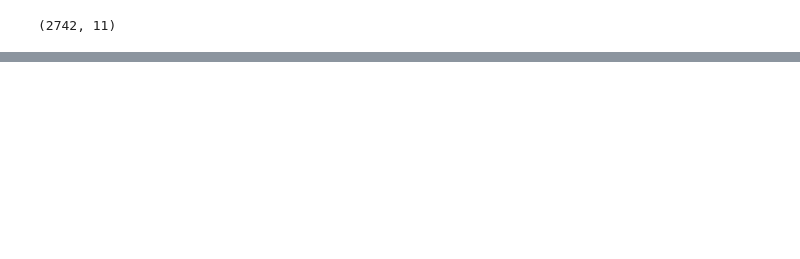
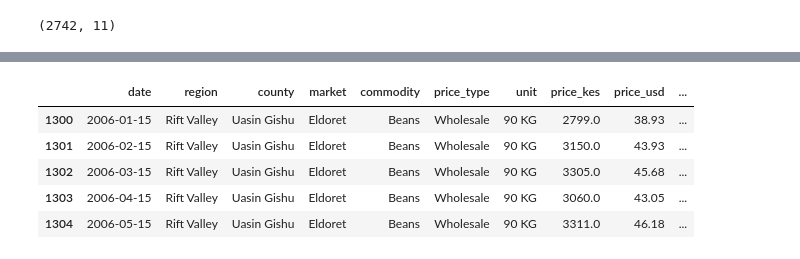
Before and after one commit to pinkleather221/Kenya_Market_Prices, a Jupyter notebook: analysis.ipynb, the cells around one changed output, grey strips where cells are left out. Saved outputs shown, nothing was run; the diff lists cells and outputs as text; code cells hidden in the pictures; blank space fills up the shorter version.

```diff
--- a/analysis.ipynb
+++ b/analysis.ipynb
@@ -148,0 +202,11 @@ Timestamp('2015-06-15 00:00:00')
+# %%
+# Split the data into wholesale (per 90 KG bag)
+df_wholesale = df[(df["price_type"] == "Wholesale") & (df["unit"] == "90 KG")].copy().round(2)
+df_wholesale.head(5)
+# %% [output]
+|  | date | region | county | market | commodity | price_type | unit | price_kes | price_usd | ... |
+| 1300 | 2006-01-15 | Rift Valley | Uasin Gishu | Eldoret | Beans | Wholesale | 90 KG | 2799.0 | 38.93 | ... |
+| 1301 | 2006-02-15 | Rift Valley | Uasin Gishu | Eldoret | Beans | Wholesale | 90 KG | 3150.0 | 43.93 | ... |
+| 1302 | 2006-03-15 | Rift Valley | Uasin Gishu | Eldoret | Beans | Wholesale | 90 KG | 3305.0 | 45.68 | ... |
+| 1303 | 2006-04-15 | Rift Valley | Uasin Gishu | Eldoret | Beans | Wholesale | 90 KG | 3060.0 | 43.05 | ... |
+| 1304 | 2006-05-15 | Rift Valley | Uasin Gishu | Eldoret | Beans | Wholesale | 90 KG | 3311.0 | 46.18 | ... |
```
Also changed, not shown: parts of 10 cells of this notebook, 4 other files.
